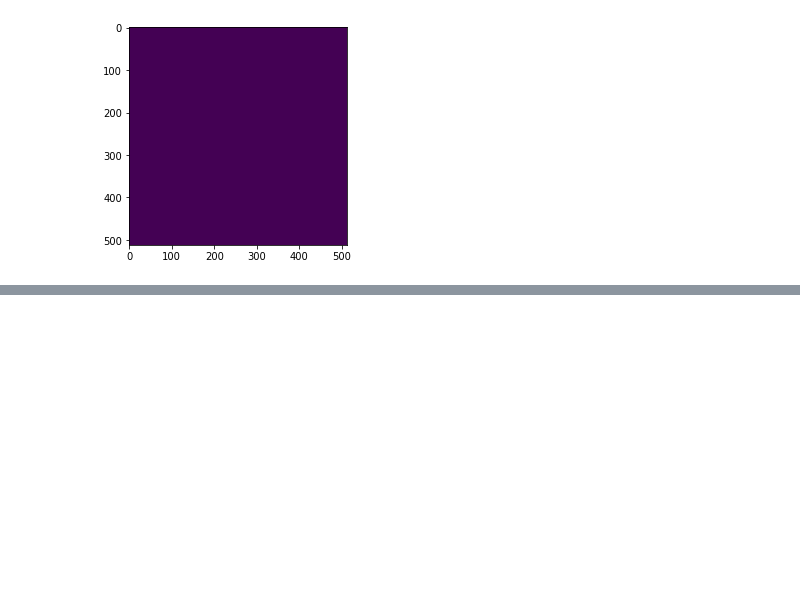
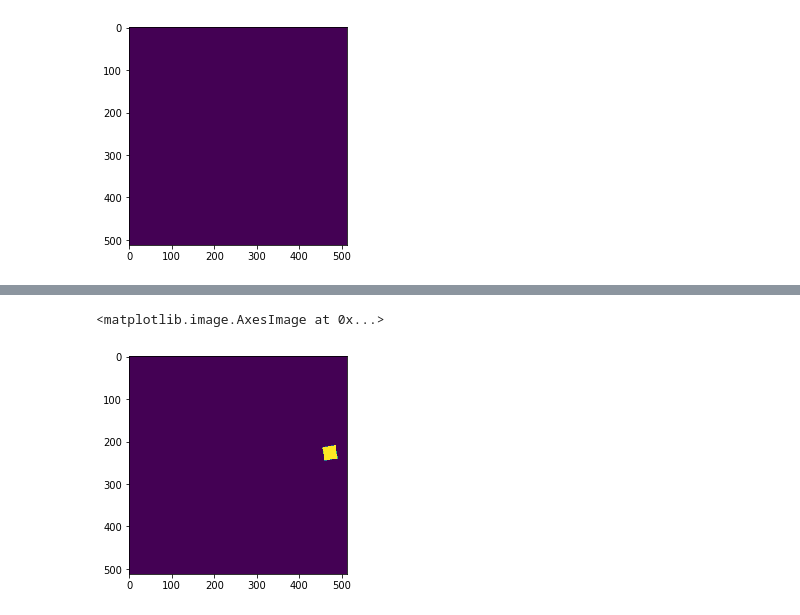
Before and after one commit to TRKuan/cxr8, a Jupyter notebook: Dataset.ipynb, the cells around one changed output, grey strips where cells are left out. Drawn from its saved outputs; the diff is of its cells as text; code cells hidden in the pictures; blank space fills up the shorter version.

```diff
--- a/Dataset.ipynb
+++ b/Dataset.ipynb
@@ -143,0 +157,5 @@ plt.imshow(bboxes[0][3])
+# %%
+plt.imshow(bboxes[0][5])
+# %% [output]
+<matplotlib.image.AxesImage at 0x...>
+[figure, added]
```
Also changed, not shown: parts of 8 cells of this notebook.
